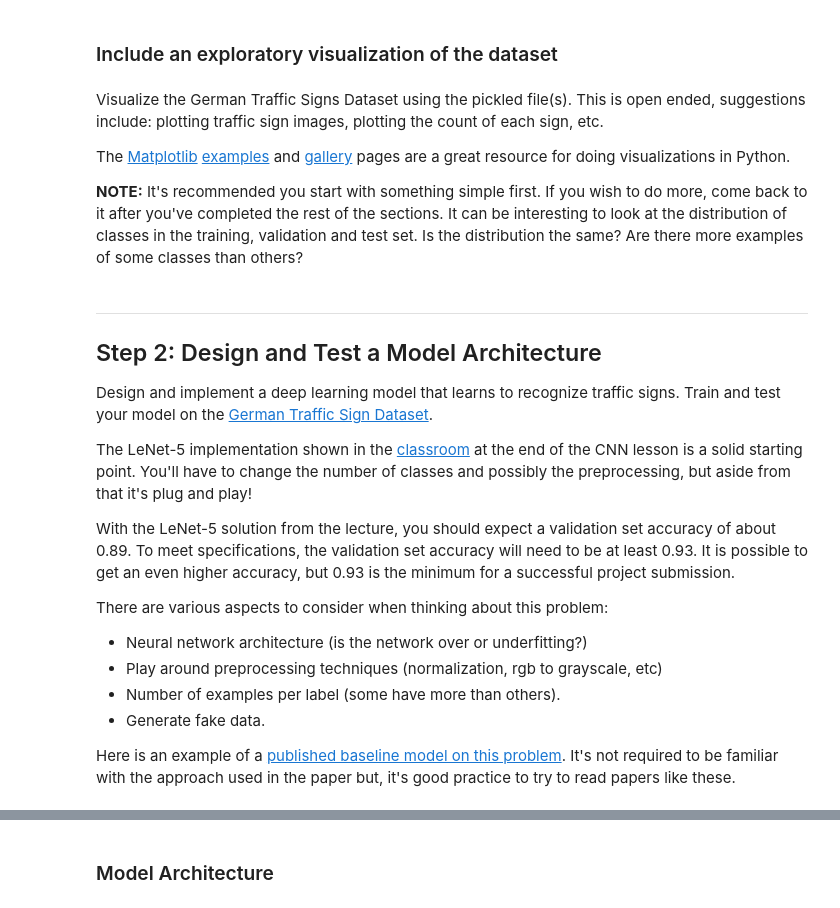
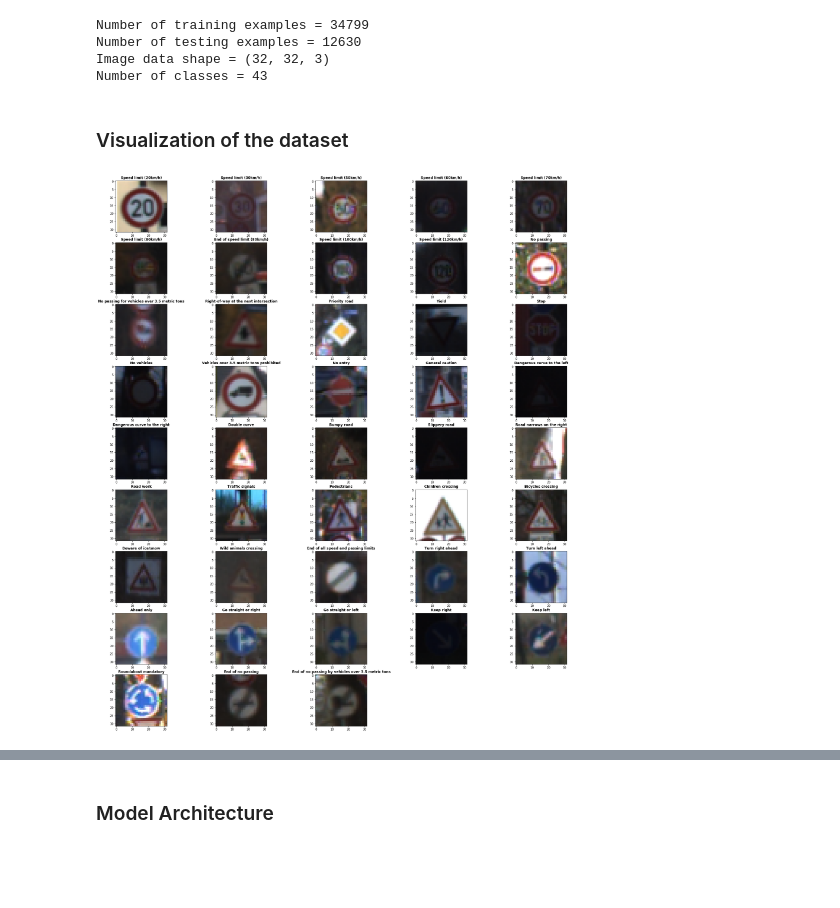
Before and after one commit to KarimDahawy/Traffic-Sign-Classifier, a Jupyter notebook: Traffic_Sign_Classifier.ipynb, the cells around one changed output, grey strips where cells are left out. Drawn from its saved outputs; the diff is of its cells as text; code cells hidden in the pictures; blank space fills up the shorter version.

Commit message:
Final Code + HTML File + Final Test Images

```diff
--- a/Traffic_Sign_Classifier.ipynb
+++ b/Traffic_Sign_Classifier.ipynb
@@ -25,9 +8,9 @@ import pickle
 
 # TODO: Fill this in based on where you saved the training and testing data
 
-training_file = ?
-validation_file=?
-testing_file = ?
+training_file   = 'Traffic_Signs_Data//Training//train.p'
+validation_file = 'Traffic_Signs_Data//Validation//valid.p'
+testing_file    = 'Traffic_Signs_Data//Testing//test.p'
 
 with open(training_file, mode='rb') as f:
     train = pickle.load(f)
@@ -39,3 +22,10 @@ with open(testing_file, mode='rb') as f:
 X_train, y_train = train['features'], train['labels']
 X_valid, y_valid = valid['features'], valid['labels']
 X_test, y_test = test['features'], test['labels']
+
+print()
+print("Image Shape: {}".format(X_train[0].shape))
+print()
+print("Training Set:   {} samples".format(len(X_train)))
+print("Validation Set: {} samples".format(len(X_valid)))
+print("Test Set:       {} samples".format(len(X_test)))
@@ -59,29 +42,28 @@ Complete the basic data summary below. Use python, numpy and/or pandas methods t
 ### Use python, pandas or numpy methods rather than hard coding the results
 
 # TODO: Number of training examples
-n_train = ?
+n_train = len(X_train)
 
 # TODO: Number of validation examples
-n_validation = ?
+n_validation = len(X_valid)
 
 # TODO: Number of testing examples.
-n_test = ?
+n_test = len(X_test)
 
 # TODO: What's the shape of an traffic sign image?
-image_shape = ?
+image_shape = X_train[0].shape
 
 # TODO: How many unique classes/labels there are in the dataset.
-n_classes = ?
+n_classes = len(set(y_train))
 
 print("Number of training examples =", n_train)
 print("Number of testing examples =", n_test)
 print("Image data shape =", image_shape)
 print("Number of classes =", n_classes)
+# %% [output]
+Number of training examples = 34799
+Number of testing examples = 12630
+Image data shape = (32, 32, 3)
+Number of classes = 43
 # %% [markdown]
-### Include an exploratory visualization of the dataset
+### Visualization of the dataset
-# %% [markdown]
-Visualize the German Traffic Signs Dataset using the pickled file(s). This is open ended, suggestions include: plotting traffic sign images, plotting the count of each sign, etc.
-
-The [Matplotlib](http://matplotlib.org/) [examples](http://matplotlib.org/examples/index.html) and [gallery](http://matplotlib.org/gallery.html) pages are a great resource for doing visualizations in Python.
-
-**NOTE:** It's recommended you start with something simple first. If you wish to do more, come back to it after you've completed the rest of the sections. It can be interesting to look at the distribution of classes in the training, validation and test set. Is the distribution the same? Are there more examples of some classes than others?
@@ -94,19 +70,22 @@ import matplotlib.pyplot as plt
-# %% [markdown]
-----
-
-## Step 2: Design and Test a Model Architecture
-
-Design and implement a deep learning model that learns to recognize traffic signs. Train and test your model on the [German Traffic Sign Dataset](http://benchmark.ini.rub.de/?section=gtsrb&subsection=dataset).
-
-The LeNet-5 implementation shown in the [classroom](https://classroom.udacity.com/nanodegrees/nd013/parts/fbf77062-5703-404e-b60c-95b78b2f3f9e/modules/6df7ae49-c61c-4bb2-a23e-6527e69209ec/lessons/601ae704-1035-4287-8b11-e2c2716217ad/concepts/d4aca031-508f-4e0b-b493-e7b706120f81) at the end of the CNN lesson is a solid starting point. You'll have to change the number of classes and possibly the preprocessing, but aside from that it's plug and play!
-
-With the LeNet-5 solution from the lecture, you should expect a validation set accuracy of about 0.89. To meet specifications, the validation set accuracy will need to be at least 0.93. It is possible to get an even higher accuracy, but 0.93 is the minimum for a successful project submission.
-
-There are various aspects to consider when thinking about this problem:
-
-- Neural network architecture (is the network over or underfitting?)
-- Play around preprocessing techniques (normalization, rgb to grayscale, etc)
-- Number of examples per label (some have more than others).
-- Generate fake data.
-
-Here is an example of a [published baseline model on this problem](http://yann.lecun.com/exdb/publis/pdf/sermanet-ijcnn-11.pdf). It's not required to be familiar with the approach used in the paper but, it's good practice to try to read papers like these.
+# %%
+#Visualize the samples
+
+import random
+import numpy as np
+import pandas as pd
+import matplotlib.pyplot as plt
+%matplotlib inline
+
+columns=5
+label_name = pd.read_csv('signnames.csv').values
+fig = plt.figure(figsize=(30,30))
+fig.subplots_adjust(top=1)
+for index in range(n_classes):
+    label = np.where(y_train==index)
+    image = X_train[label[0][0]]
+    fig1 = fig.add_subplot( int(n_classes/columns) + 1, columns, index + 1)
+    fig1.set_title(label_name[index][1],fontsize=12,fontweight='bold')
+    fig1.imshow(image)
+plt.show()
+# %% [output]
+[figure, added]
```
Also changed, not shown: parts of 45 cells of this notebook, 21 other files.
